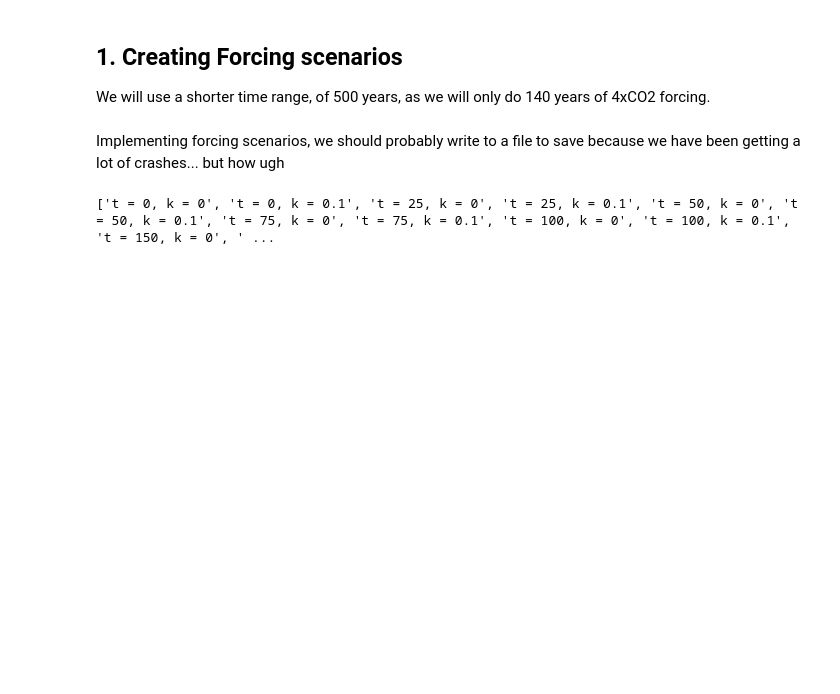
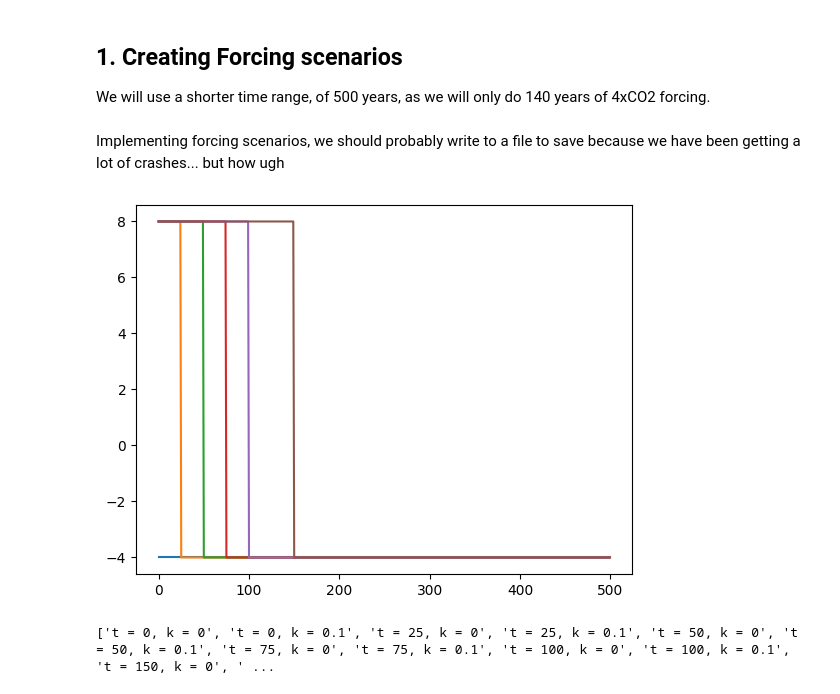
Before and after one commit to francesmcginley/ar6, a Jupyter notebook: Exploration/W10BouttesExperiment.ipynb, the cells around one changed output. Saved outputs shown, nothing was run; the diff lists cells and outputs as text; code cells hidden in the pictures; blank space fills up the shorter version.

```diff
--- a/Exploration/W10BouttesExperiment.ipynb
+++ b/Exploration/W10BouttesExperiment.ipynb
@@ -57,12 +57,17 @@ from ar6.constants import NINETY_TO_ONESIGMA
 # %%
 ts = np.array([0,25,50,75,100,150])
 
 f_scenarios = {}
 
 for t in ts:
     force = (np.ones(500) * -4)
     force[:t] *= -2
     f_scenarios[t] = force
+
+for f in f_scenarios:
+    plt.plot(f_scenarios[f])
+# %% [output]
+[figure, added]
 # %%
 run_names = []
 
```
Also changed, not shown: parts of 13 cells of this notebook.
